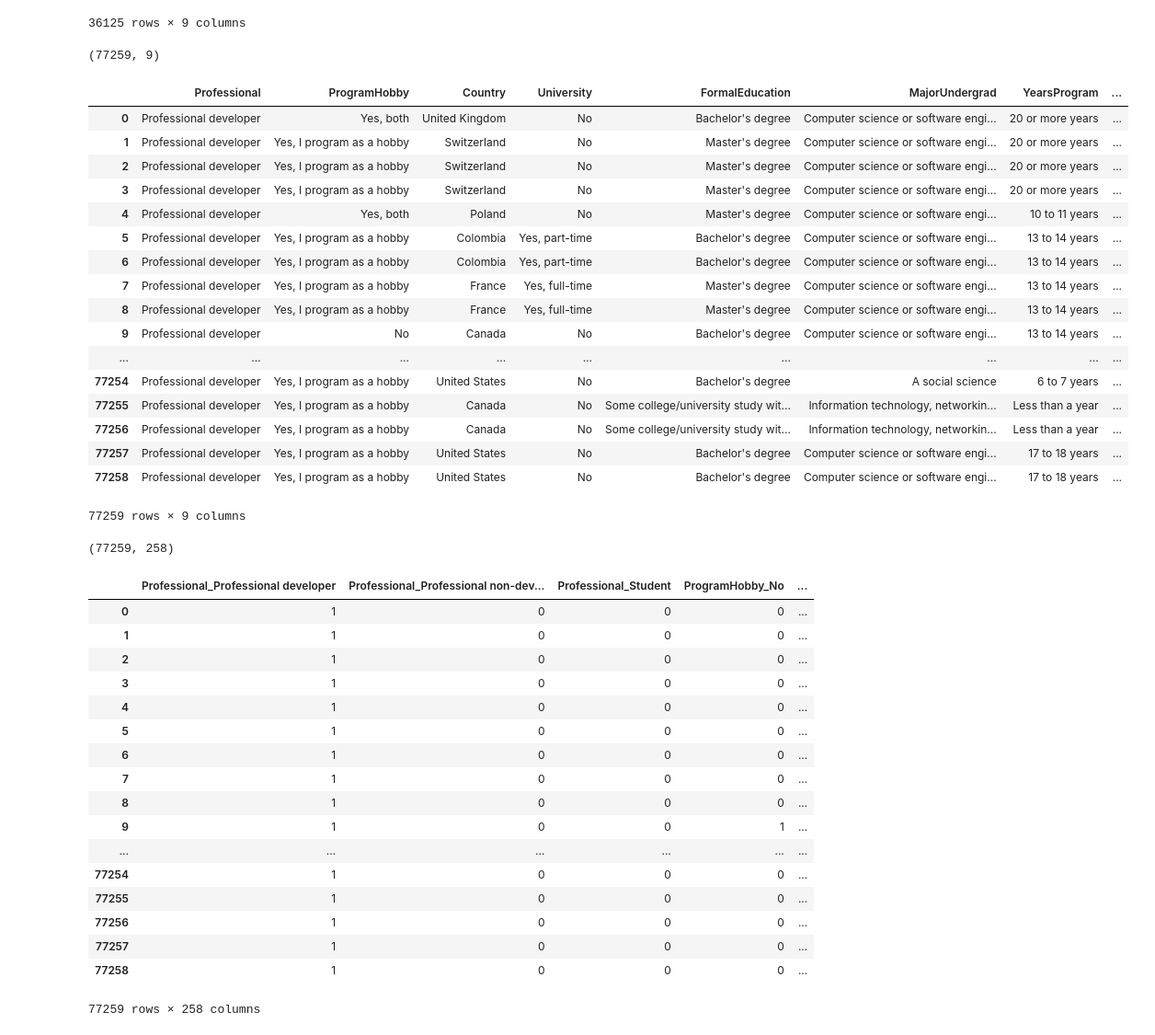
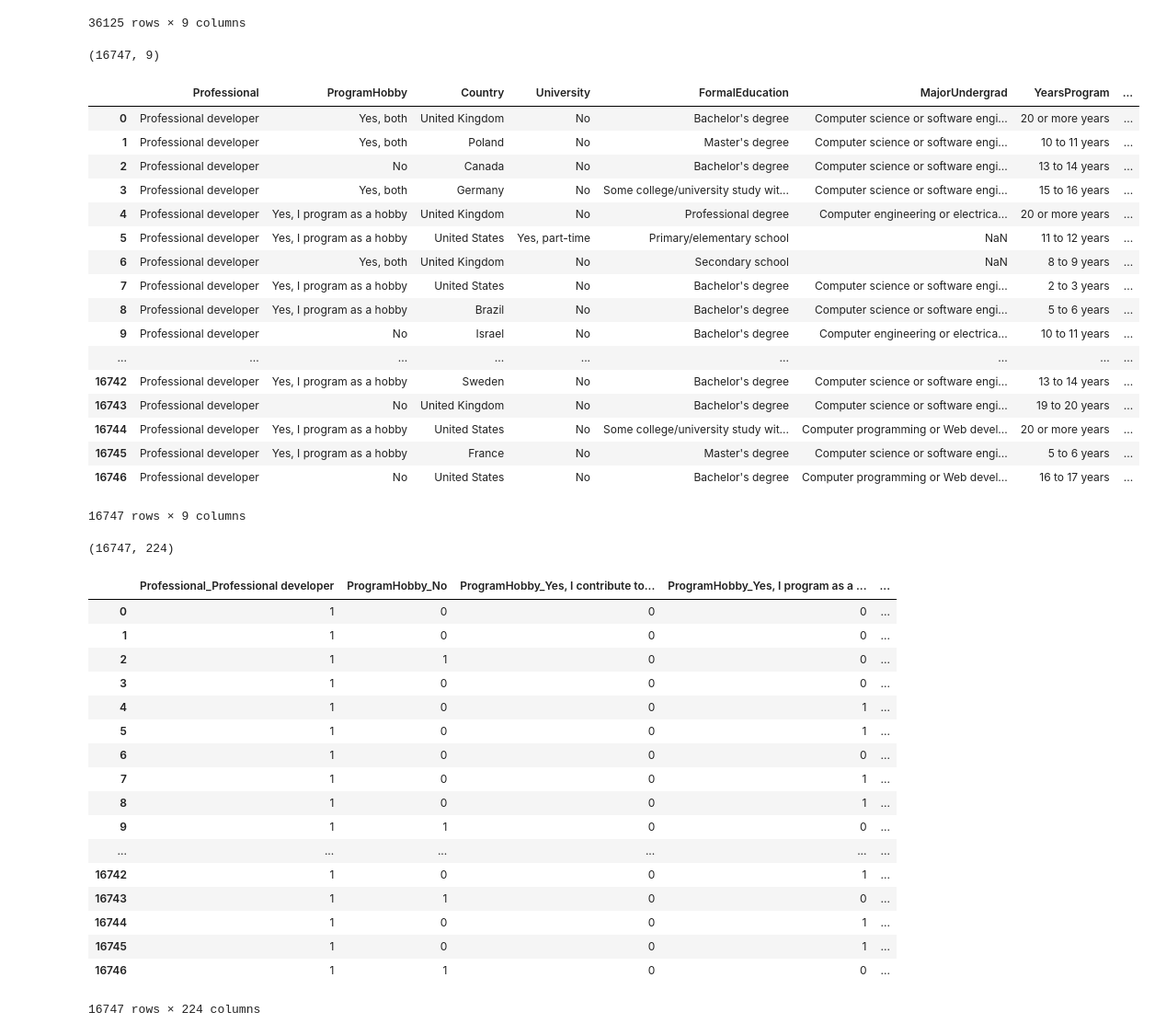
Before and after one commit to PioneerCode/pioneer-stack-over-you-ml, a Jupyter notebook: src/2017-clean.ipynb, the cells around one changed output. Shown at 92% size. Cells and saved outputs as stored; diff of their text form; code cells hidden in the pictures.

Commit message:
Pivote to multi class classification

```diff
--- a/src/2017-clean.ipynb
+++ b/src/2017-clean.ipynb
@@ -16,7 +16,8 @@ FEATURE_COLUMNS = [
     'University',
     'FormalEducation',
     'MajorUndergrad',
-    'YearsProgram'
+    'YearsProgram',
+    'YearsCodedJobPast'
 ]
 LABEL_NAME = 'DeveloperType'
 # %%
@@ -93,66 +94,68 @@ display(raw_data)
 # %%
 # Exapnd rows that have multi labels into new records
 # There is a total possiblity of 14 labels per row
-# TODO: Revisit this crazyness ^ to understand if expanding 1 => 14 makes sense
+# We are going to strip any multi-label data point and treat this as a
+# multi-class classification problem as opposed to a multi-lable classification problem
+# TODO: Revisit this and create a multi-lable classification solution
 expanded_data = []
 for (idx, row) in raw_data.iterrows():
     # Check for delimiter
     split = [x.strip() for x in row.loc[LABEL_NAME].split(';')]
     # Where did we come up with the magic number 5? See the comments above.
     if len(split) > 1:
         # expand deliminated values into uinque rows
-        for label in split:
-            new_row = row.copy()
-            new_row[LABEL_NAME]= label
-            expanded_data.append(new_row)
+        # for label in split:
+            # new_row = row.copy()
+            # new_row[LABEL_NAME]= label
+            # expanded_data.append(new_row)
     elif len(split) is 1:
         expanded_data.append(row)
 
 raw_data = pd.DataFrame(expanded_data).reset_index(drop=True)
 print(raw_data.shape)
 display(raw_data)
 # %% [output]
-(77259, 9)
+(16747, 9)
 |  | Professional | ProgramHobby | Country | University | FormalEducation | MajorUndergrad | YearsProgram | ... |
 | 0 | Professional developer | Yes, both | United Kingdom | No | Bachelor's degree | Computer science or software engi... | 20 or more years | ... |
-| 1 | Professional developer | Yes, I program as a hobby | Switzerland | No | Master's degree | Computer science or software engi... | 20 or more years | ... |
-| 2 | Professional developer | Yes, I program as a hobby | Switzerland | No | Master's degree | Computer science or software engi... | 20 or more years | ... |
-| 3 | Professional developer | Yes, I program as a hobby | Switzerland | No | Master's degree | Computer science or software engi... | 20 or more years | ... |
-| 4 | Professional developer | Yes, both | Poland | No | Master's degree | Computer science or software engi... | 10 to 11 years | ... |
-| 5 | Professional developer | Yes, I program as a hobby | Colombia | Yes, part-time | Bachelor's degree | Computer science or software engi... | 13 to 14 years | ... |
-| 6 | Professional developer | Yes, I program as a hobby | Colombia | Yes, part-time | Bachelor's degree | Computer science or software engi... | 13 to 14 years | ... |
-| 7 | Professional developer | Yes, I program as a hobby | France | Yes, full-time | Master's degree | Computer science or software engi... | 13 to 14 years | ... |
-| 8 | Professional developer | Yes, I program as a hobby | France | Yes, full-time | Master's degree | Computer science or software engi... | 13 to 14 years | ... |
-| 9 | Professional developer | No | Canada | No | Bachelor's degree | Computer science or software engi... | 13 to 14 years | ... |
+| 1 | Professional developer | Yes, both | Poland | No | Master's degree | Computer science or software engi... | 10 to 11 years | ... |
+| 2 | Professional developer | No | Canada | No | Bachelor's degree | Computer science or software engi... | 13 to 14 years | ... |
+| 3 | Professional developer | Yes, both | Germany | No | Some college/university study wit... | Computer science or software engi... | 15 to 16 years | ... |
+| 4 | Professional developer | Yes, I program as a hobby | United Kingdom | No | Professional degree | Computer engineering or electrica... | 20 or more years | ... |
+| 5 | Professional developer | Yes, I program as a hobby | United States | Yes, part-time | Primary/elementary school | NaN | 11 to 12 years | ... |
+| 6 | Professional developer | Yes, both | United Kingdom | No | Secondary school | NaN | 8 to 9 years | ... |
+| 7 | Professional developer | Yes, I program as a hobby | United States | No | Bachelor's degree | Computer science or software engi... | 2 to 3 years | ... |
+| 8 | Professional developer | Yes, I program as a hobby | Brazil | No | Bachelor's degree | Computer science or software engi... | 5 to 6 years | ... |
+| 9 | Professional developer | No | Israel | No | Bachelor's degree | Computer engineering or electrica... | 10 to 11 years | ... |
 | ... | ... | ... | ... | ... | ... | ... | ... | ... |
-| 77254 | Professional developer | Yes, I program as a hobby | United States | No | Bachelor's degree | A social science | 6 to 7 years | ... |
-| 77255 | Professional developer | Yes, I program as a hobby | Canada | No | Some college/university study wit... | Information technology, networkin... | Less than a year | ... |
-| 77256 | Professional developer | Yes, I program as a hobby | Canada | No | Some college/university study wit... | Information technology, networkin... | Less than a year | ... |
-| 77257 | Professional developer | Yes, I program as a hobby | United States | No | Bachelor's degree | Computer science or software engi... | 17 to 18 years | ... |
-| 77258 | Professional developer | Yes, I program as a hobby | United States | No | Bachelor's degree | Computer science or software engi... | 17 to 18 years | ... |
+| 16742 | Professional developer | Yes, I program as a hobby | Sweden | No | Bachelor's degree | Computer science or software engi... | 13 to 14 years | ... |
+| 16743 | Professional developer | No | United Kingdom | No | Bachelor's degree | Computer science or software engi... | 19 to 20 years | ... |
+| 16744 | Professional developer | Yes, I program as a hobby | United States | No | Some college/university study wit... | Computer programming or Web devel... | 20 or more years | ... |
+| 16745 | Professional developer | Yes, I program as a hobby | France | No | Master's degree | Computer science or software engi... | 5 to 6 years | ... |
+| 16746 | Professional developer | No | United States | No | Bachelor's degree | Computer programming or Web devel... | 16 to 17 years | ... |
-77259 rows × 9 columns
+16747 rows × 9 columns
 # %%
 # One-Hot Encode
 raw_data = pd.get_dummies(raw_data)
 print(raw_data.shape)
 display(raw_data)
 # %% [output]
-(77259, 258)
+(16747, 224)
-|  | Professional_Professional developer | Professional_Professional non-dev... | Professional_Student | ProgramHobby_No | ... |
+|  | Professional_Professional developer | ProgramHobby_No | ProgramHobby_Yes, I contribute to... | ProgramHobby_Yes, I program as a ... | ... |
 | 0 | 1 | 0 | 0 | 0 | ... |
 | 1 | 1 | 0 | 0 | 0 | ... |
-| 2 | 1 | 0 | 0 | 0 | ... |
+| 2 | 1 | 1 | 0 | 0 | ... |
 | 3 | 1 | 0 | 0 | 0 | ... |
-| 4 | 1 | 0 | 0 | 0 | ... |
-| 5 | 1 | 0 | 0 | 0 | ... |
+| 4 | 1 | 0 | 0 | 1 | ... |
+| 5 | 1 | 0 | 0 | 1 | ... |
 | 6 | 1 | 0 | 0 | 0 | ... |
-| 7 | 1 | 0 | 0 | 0 | ... |
-| 8 | 1 | 0 | 0 | 0 | ... |
-| 9 | 1 | 0 | 0 | 1 | ... |
+| 7 | 1 | 0 | 0 | 1 | ... |
+| 8 | 1 | 0 | 0 | 1 | ... |
+| 9 | 1 | 1 | 0 | 0 | ... |
 | ... | ... | ... | ... | ... | ... |
-| 77254 | 1 | 0 | 0 | 0 | ... |
-| 77255 | 1 | 0 | 0 | 0 | ... |
-| 77256 | 1 | 0 | 0 | 0 | ... |
-| 77257 | 1 | 0 | 0 | 0 | ... |
-| 77258 | 1 | 0 | 0 | 0 | ... |
+| 16742 | 1 | 0 | 0 | 1 | ... |
+| 16743 | 1 | 1 | 0 | 0 | ... |
+| 16744 | 1 | 0 | 0 | 1 | ... |
+| 16745 | 1 | 0 | 0 | 1 | ... |
+| 16746 | 1 | 1 | 0 | 0 | ... |
-77259 rows × 258 columns
+16747 rows × 224 columns
```
